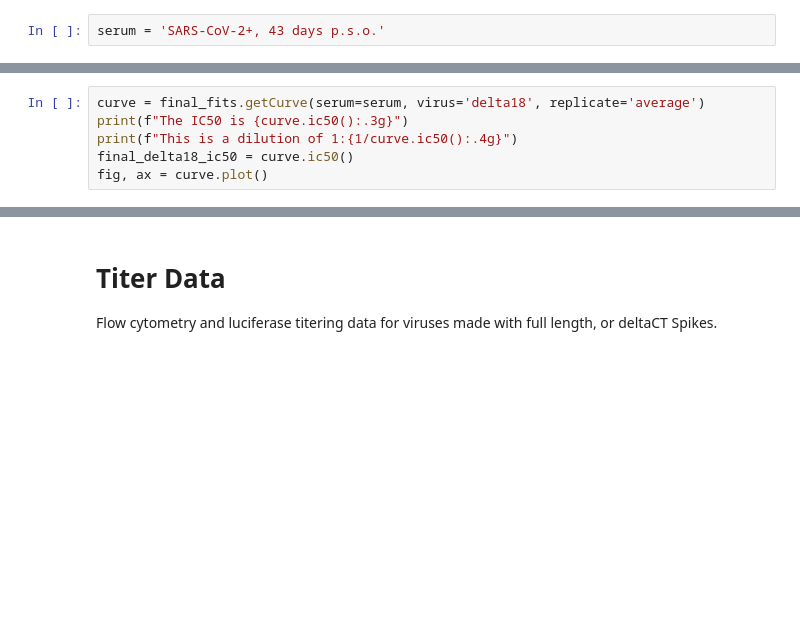
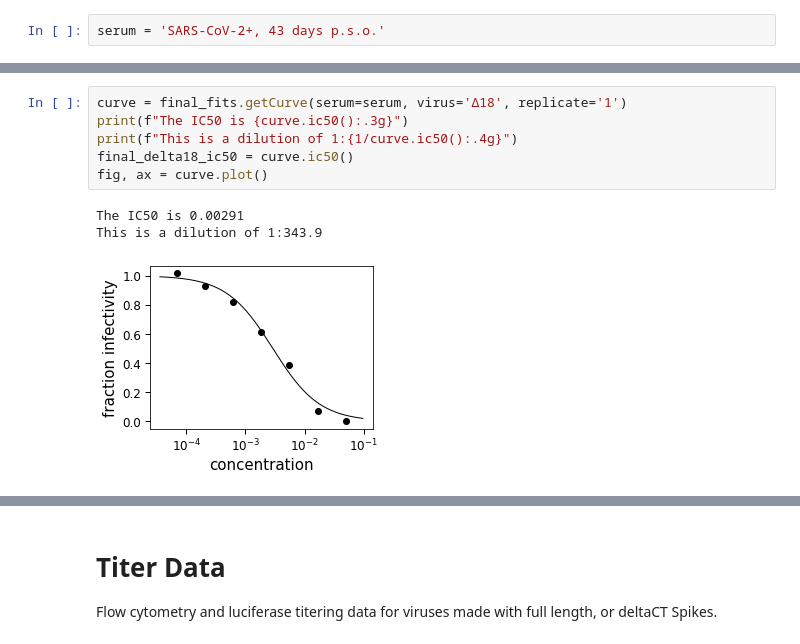
Before and after one commit to jbloomlab/SARS-CoV-2_lentiviral_pseudotype, a Jupyter notebook: figures/addendum/Addendum_Figures.ipynb, the cells around one changed output, grey strips where cells are left out. Drawn from its saved outputs; the diff is of its cells as text; blank space fills up the shorter version.

```diff
--- a/figures/addendum/Addendum_Figures.ipynb
+++ b/figures/addendum/Addendum_Figures.ipynb
@@ -54,7 +108,11 @@ fig, ax = curve.plot()
 # %%
-curve = final_fits.getCurve(serum=serum, virus='delta18', replicate='average')
+curve = final_fits.getCurve(serum=serum, virus='Δ18', replicate='1')
 print(f"The IC50 is {curve.ic50():.3g}")
 print(f"This is a dilution of 1:{1/curve.ic50():.4g}")
 final_delta18_ic50 = curve.ic50()
 fig, ax = curve.plot()
+# %% [output]
+The IC50 is 0.00291
+This is a dilution of 1:343.9
+[figure, added]
 # %%
```
Also changed, not shown: parts of 18 cells of this notebook, 9 other files.
